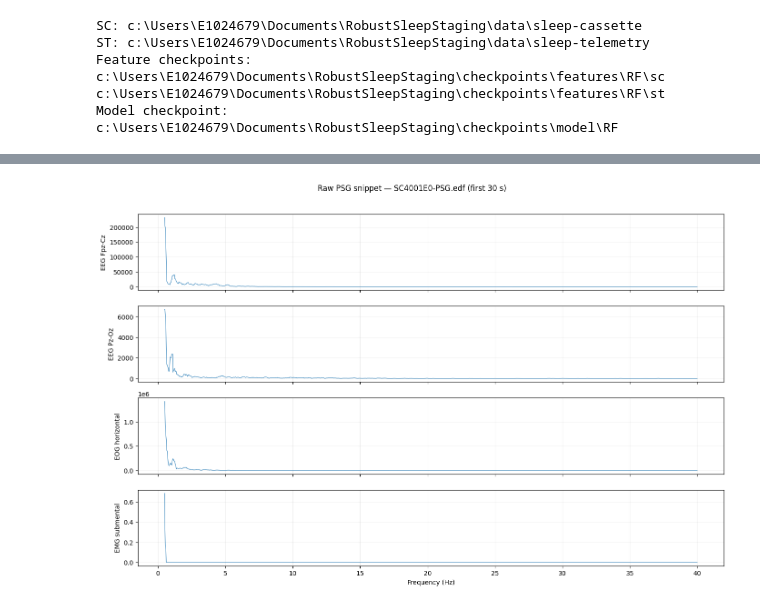
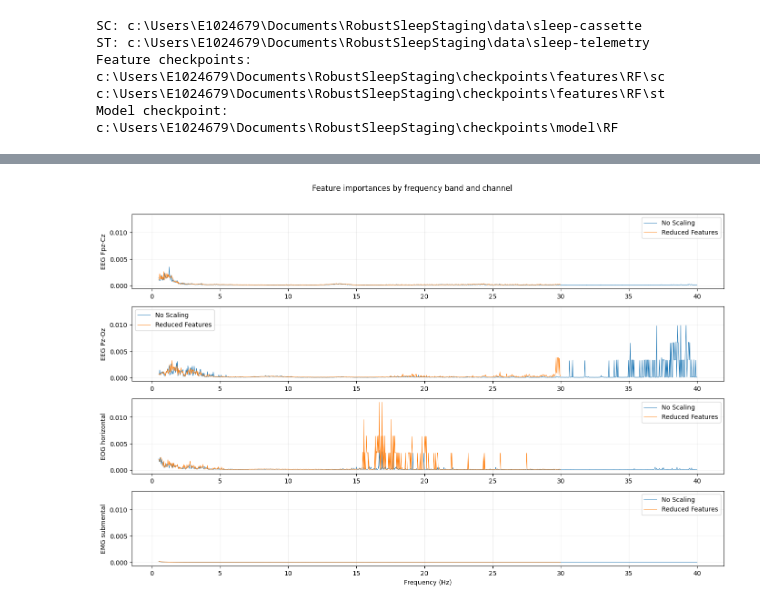
Before and after one commit to CarlaMalo/RobustSleepStaging, a Jupyter notebook: example_features.ipynb, the cells around one changed output, grey strips where cells are left out. Drawn from its saved outputs; the diff is of its cells as text; code cells hidden in the pictures.

Commit message:
Add frequency bins.

```diff
--- a/example_features.ipynb
+++ b/example_features.ipynb
@@ -116,4 +79,0 @@ Event marker 2 (FIFFV_EEG_CH) 107 (FIFF_UNIT_V) 0 (FIFF_UNITM_NONE)
-# %%
-X_epochs, y_labels, sfreq = preprocess.load_subject_epochs(sc_pairs[0][0], sc_pairs[0][1], preprocess.COMMON_CHANNELS, verbose=True)
-X_features, freqs = features.extract_psd_features(X_epochs, sfreq, verbose=True)
-print(f'Feature matrix shape: {X_features.shape}')
@@ -127,16 +218,20 @@ Feature matrix shape: (2650, 4744)
 # %%
-fig, axes = plt.subplots(len(preprocess.COMMON_CHANNELS), 1, figsize=(14, 2.2 * len(preprocess.COMMON_CHANNELS)), sharex=True)
-if len(preprocess.COMMON_CHANNELS) == 1:
-    axes = [axes]
+freqs_1 = freqs.copy()
+freqs_2 = freqs.copy()[:885]
 
-for i_channel, (ax, channel, signal) in enumerate(zip(axes, preprocess.COMMON_CHANNELS, data)):
-    psd = X_features[0, i_channel * len(freqs):(i_channel + 1) * len(freqs)]# Convert from V^2 to uV^2
-    ax.plot(freqs, psd, lw=0.7)
+fig, axes = plt.subplots(len(preprocess.COMMON_CHANNELS), 1, figsize=(14, 2.2 * len(preprocess.COMMON_CHANNELS)), sharey=True)
+for i_channel, channel in enumerate(preprocess.COMMON_CHANNELS):
+    ax = axes[i_channel]
+    feature_importances_1 = clf_1.feature_importances_[i_channel * len(freqs_1):(i_channel + 1) * len(freqs_1)]
+    feature_importances_2 = clf_2.feature_importances_[i_channel * len(freqs_2):(i_channel + 1) * len(freqs_2)]
+    ax.plot(freqs_1, feature_importances_1, lw=0.7, label='No Scaling')
+    ax.plot(freqs_2, feature_importances_2, lw=0.7, label='Reduced Features')
     ax.set_ylabel(channel)
     ax.grid(alpha=0.2)
-
+    ax.legend()
 axes[-1].set_xlabel('Frequency (Hz)')
-fig.suptitle(f'Raw PSG snippet — {example_psg.name} (first 30 s)', y=1.02)
+fig.suptitle('Feature importances by frequency band and channel', y=1.02)
 plt.tight_layout()
+plt.show()
 # %% [output]
-[figure, old version]
+[figure, new version]
```
Also changed, not shown: parts of 7 cells of this notebook, 3 other files.
